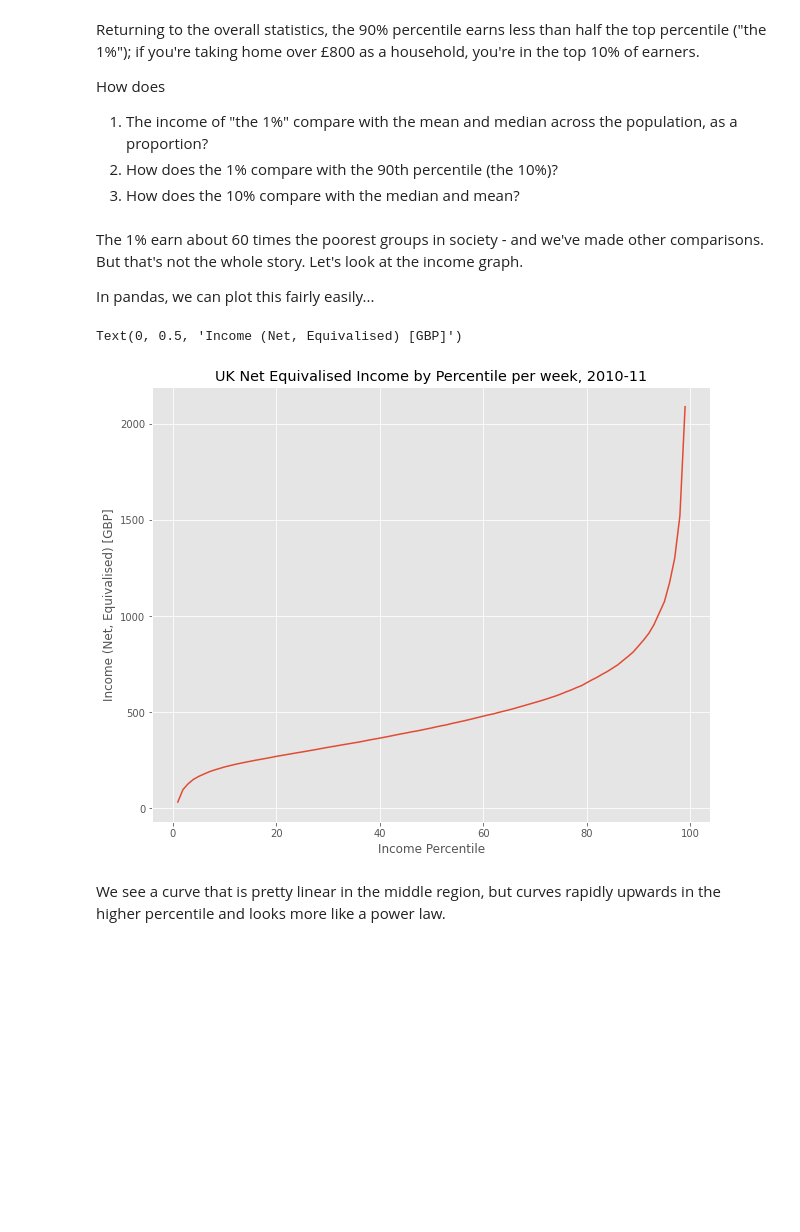
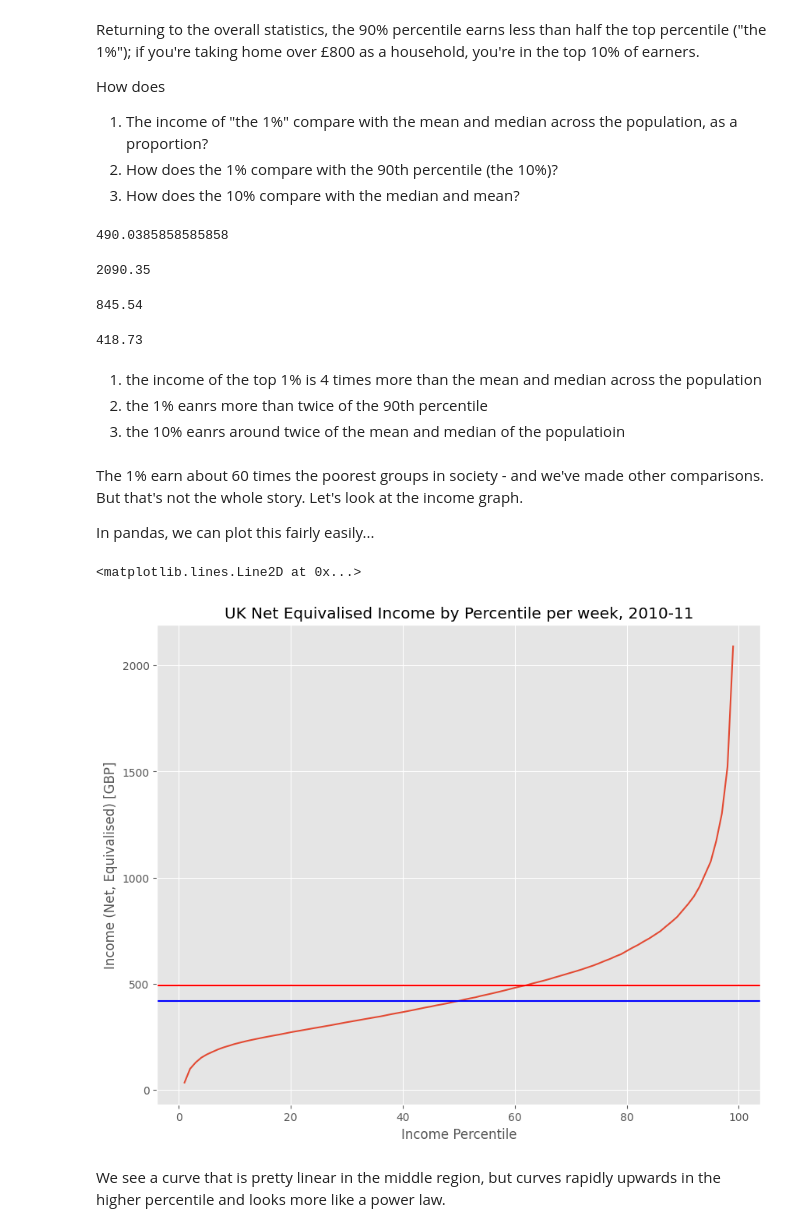
Before and after one commit to mizukihiruma/QM2, a Jupyter notebook: notebooks/W02. Pandas.ipynb, the cells around one changed output. Drawn from its saved outputs; the diff is of its cells as text; code cells hidden in the pictures; blank space fills up the shorter version.

```diff
--- a/notebooks/W02. Pandas.ipynb
+++ b/notebooks/W02. Pandas.ipynb
@@ -194,6 +219,30 @@ How does
 1. The income of "the 1%" compare with the mean and median across the population, as a proportion?
 2. How does the 1% compare with the 90th percentile (the 10%)?
 3. How does the 10% compare with the median and mean?
+# %%
+mean = income['Net equivalised household income in 2010-11, week'].mean()
+
+print(mean)
+# %% [output]
+490.0385858585858
+# %%
+income['Net equivalised household income in 2010-11, week'].loc[99]
+# %% [output]
+2090.35
+# %%
+income['Net equivalised household income in 2010-11, week'].loc[90]
+# %% [output]
+845.54
+# %%
+median = income['Net equivalised household income in 2010-11, week'].median()
+
+print(median)
+# %% [output]
+418.73
+# %% [markdown]
+1. the income of the top 1% is 4 times more than the mean and median across the population
+2. the 1% eanrs more than twice of the 90th percentile
+3. the 10% eanrs around twice of the mean and median of the populatioin
 # %% [markdown]
 The 1% earn about 60 times the poorest groups in society - and we've made other comparisons. But that's not the whole story. Let's look at the income graph.
 
@@ -201,11 +250,14 @@ In pandas, we can plot this fairly easily...
 # %%
 income['Net equivalised household income in 2010-11, week'].plot()
 plt.title('UK Net Equivalised Income by Percentile per week, 2010-11')
 plt.xlabel('Income Percentile')
 plt.ylabel('Income (Net, Equivalised) [GBP]')
+
+plt.axhline(mean, color='r', label = 'mean')
+plt.axhline(median, color='b', label = 'median')
 # %% [output]
-Text(0, 0.5, 'Income (Net, Equivalised) [GBP]')
+<matplotlib.lines.Line2D at 0x...>
-[figure, old version]
+[figure, new version]
 # %% [markdown]
 We see a curve that is pretty linear in the middle region, but curves rapidly upwards in the higher percentile and looks more like a power law.
 # %% [markdown]
```
Also changed, not shown: parts of 16 cells of this notebook.
